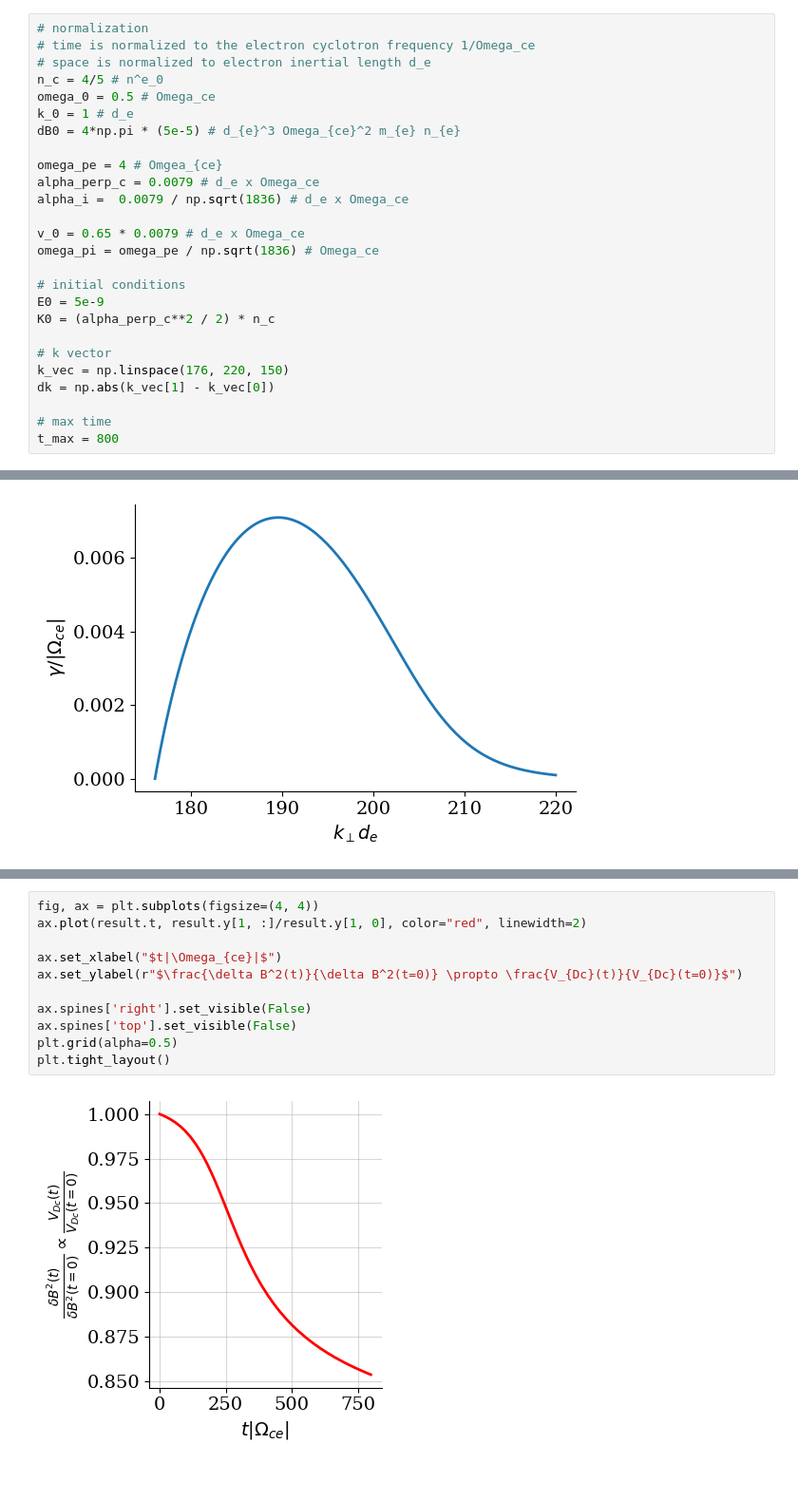
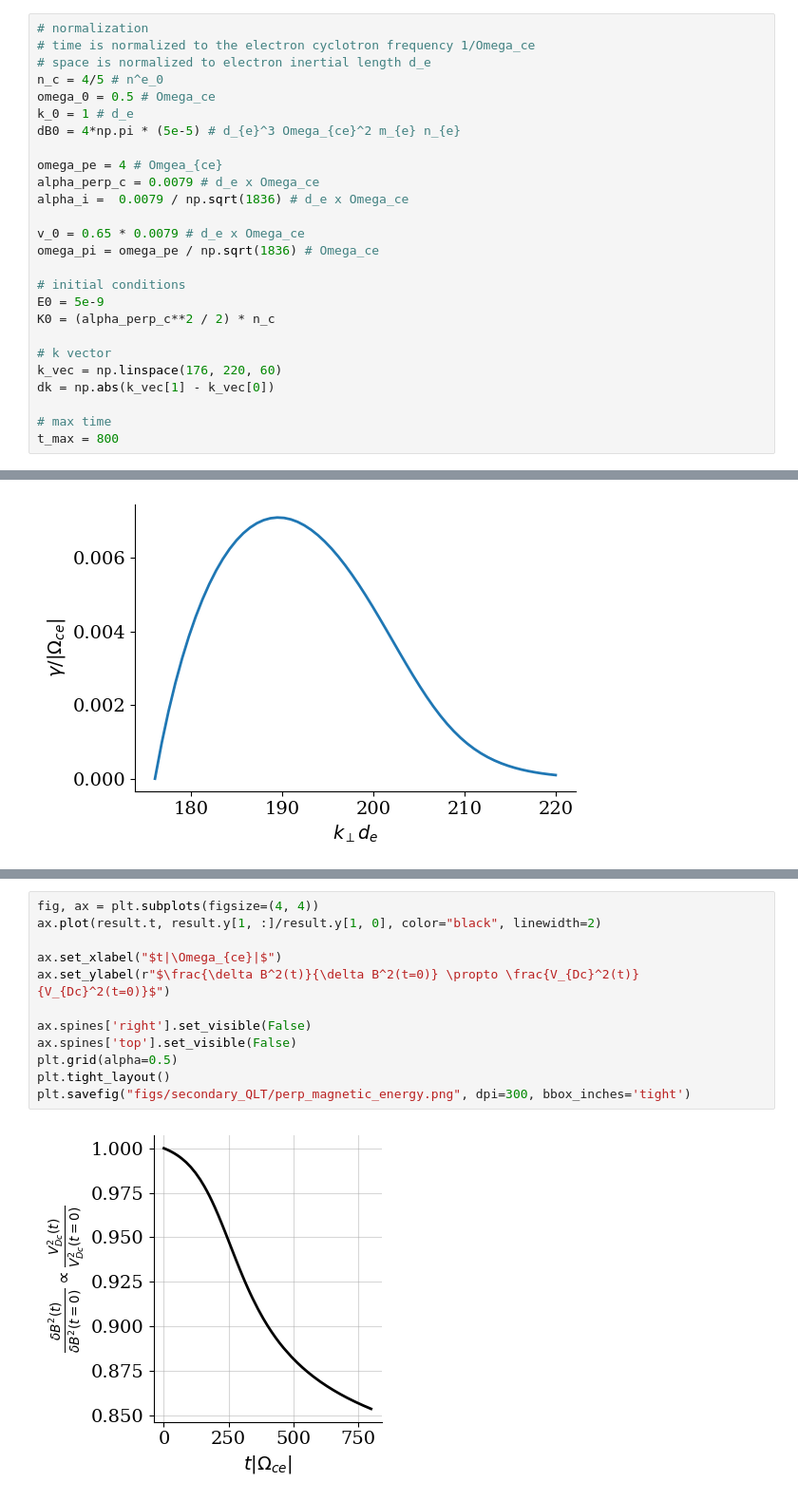
Before and after one commit to opaliss/QLT_whistler, a Jupyter notebook: 2021_pop_electrostatic_perpendicular_QLT.ipynb, the cells around one changed output, grey strips where cells are left out. Shown: that part at 95% size. Saved outputs shown, nothing was run; the diff lists cells and outputs as text.

```diff
--- a/2021_pop_electrostatic_perpendicular_QLT.ipynb
+++ b/2021_pop_electrostatic_perpendicular_QLT.ipynb
@@ -114,7 +114,7 @@ E0 = 5e-9
 K0 = (alpha_perp_c**2 / 2) * n_c
 
 # k vector
-k_vec = np.linspace(176, 220, 150)
+k_vec = np.linspace(176, 220, 60)
 dk = np.abs(k_vec[1] - k_vec[0])
 
 # max time
@@ -192,16 +199,17 @@ plt.tight_layout()
 # %%
 fig, ax = plt.subplots(figsize=(4, 4))
-ax.plot(result.t, result.y[1, :]/result.y[1, 0], color="red", linewidth=2)
+ax.plot(result.t, result.y[1, :]/result.y[1, 0], color="black", linewidth=2)
 
 ax.set_xlabel("$t|\Omega_{ce}|$")
-ax.set_ylabel(r"$\frac{\delta B^2(t)}{\delta B^2(t=0)} \propto \frac{V_{Dc}(t)}{V_{Dc}(t=0)}$")
+ax.set_ylabel(r"$\frac{\delta B^2(t)}{\delta B^2(t=0)} \propto \frac{V_{Dc}^2(t)}{V_{Dc}^2(t=0)}$")
 
 ax.spines['right'].set_visible(False)
 ax.spines['top'].set_visible(False)
 plt.grid(alpha=0.5)
 plt.tight_layout()
+plt.savefig("figs/secondary_QLT/perp_magnetic_energy.png", dpi=300, bbox_inches='tight')
 # %% [output]
-[figure, old version]
+[figure, new version]
 # %%
 fig, ax = plt.subplots(figsize=(6, 4))
 kinetic_energy = result.y[0, :]
```
Also changed, not shown: parts of 7 cells of this notebook, 6 other files.
